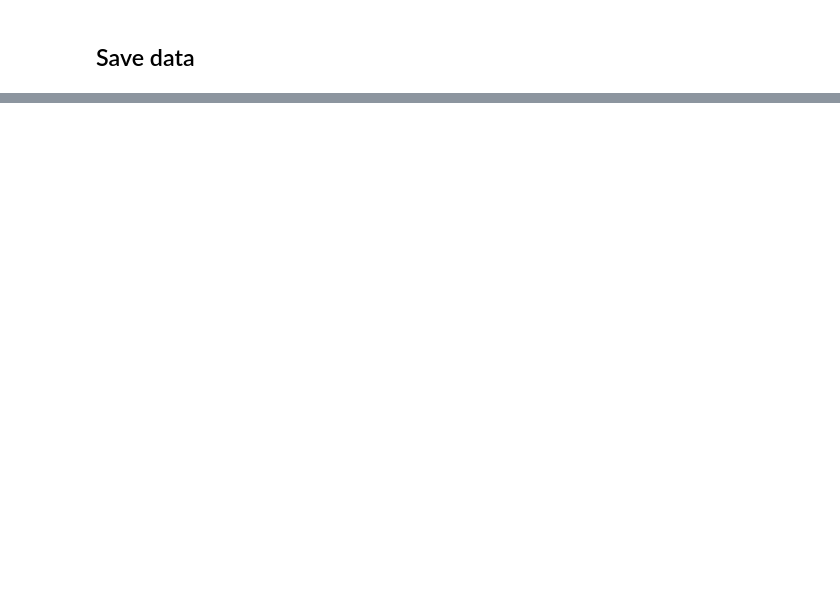
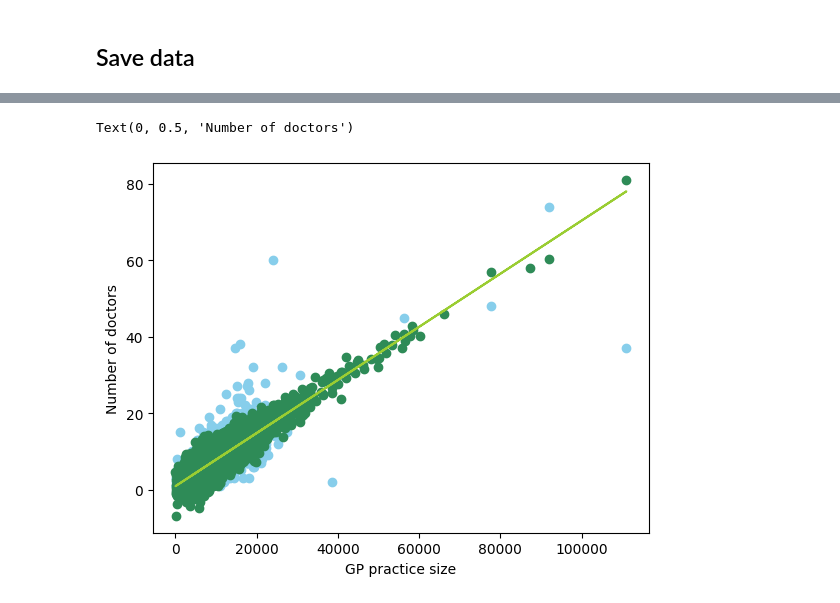
Before and after one commit to Bea-Taylor/DifDem_inequalities, a Jupyter notebook: nbs/core/02b_LAD_and_GP_intersections.ipynb, the cells around one changed output, grey strips where cells are left out. Cells and saved outputs as stored; diff of their text form; code cells hidden in the pictures; blank space fills up the shorter version.

```diff
--- a/nbs/core/02b_LAD_and_GP_intersections.ipynb
+++ b/nbs/core/02b_LAD_and_GP_intersections.ipynb
@@ -328,0 +470,37 @@ df_LAD_GP.to_csv(const.output_path+'/GP_LAD_inter_GP_count.csv', index=False)
+# %%
+# regression
+
+# Remove datapoints where the number of doctors is over 2 deviations away from the mean
+GP_mean = np.mean(with_GP_count['GP Count'].values)
+GP_std = np.std(with_GP_count['GP Count'].values)
+GP_upper_lim = GP_mean + 3*GP_std
+
+with_GP_no_outliers = with_GP_count[with_GP_count['GP Count']<GP_upper_lim]
+x_orig = with_GP_count['PRACTICE_LIST_SIZE'].values.reshape(-1,1)
+y_orig =  with_GP_count['GP Count'].values.reshape(-1,1)
+
+x = with_GP_no_outliers['PRACTICE_LIST_SIZE'].values.reshape(-1,1)
+y =  with_GP_no_outliers['GP Count'].values.reshape(-1,1)
+
+x_test = df_QOF_dem['PRACTICE_LIST_SIZE'].values.reshape(-1,1)
+
+regr = linear_model.LinearRegression()
+
+# fit regression
+regr.fit(x, y)
+y_pred = regr.predict(x)
+
+resid_std = np.std(np.abs(y-y_pred))
+noise = np.random.normal(loc=0.0, scale=resid_std, size=len(x_test))
+
+test_y_pred = regr.predict(x_test)
+test_y_pred_noise = test_y_pred + noise.reshape(-1,1)
+
+plt.scatter(x_orig, y_orig, color = 'skyblue')
+plt.plot(x_test, test_y_pred, color='yellowgreen')
+plt.scatter(x_test, test_y_pred_noise, color='seagreen')
+plt.xlabel('GP practice size')
+plt.ylabel('Number of doctors')
+# %% [output]
+Text(0, 0.5, 'Number of doctors')
+[figure, added]
```
Also changed, not shown: parts of 12 cells of this notebook.
